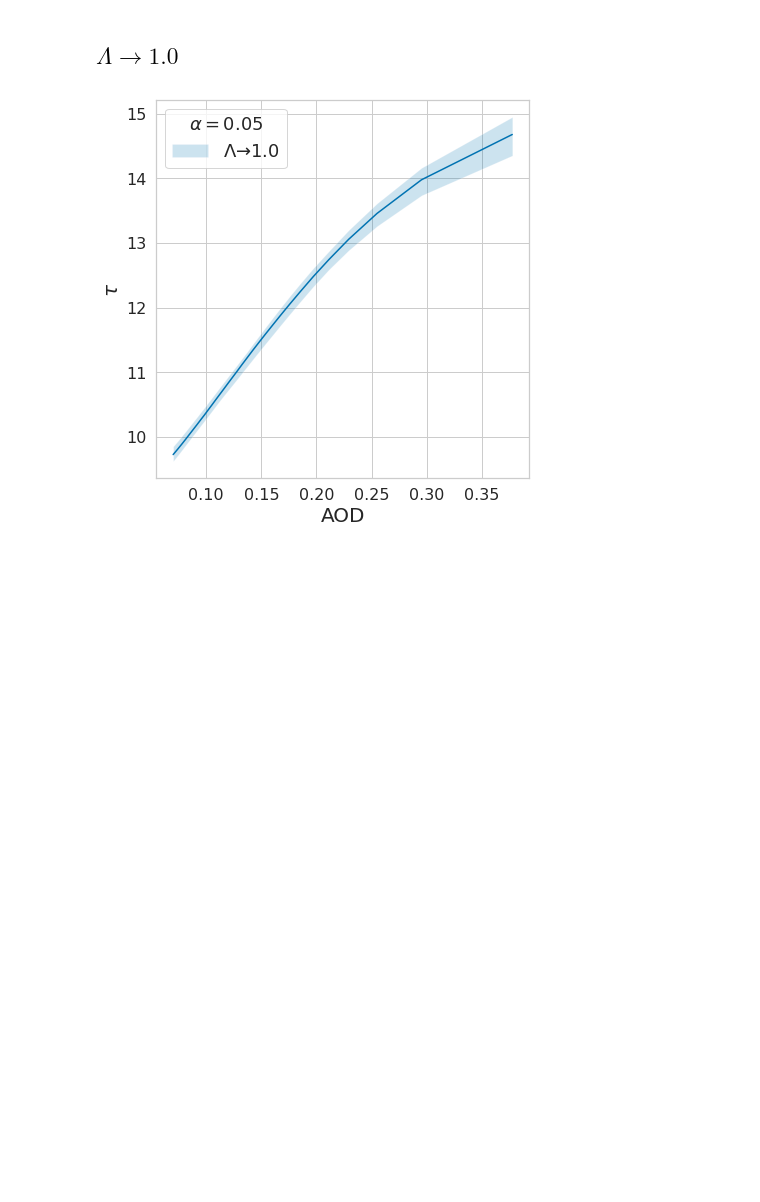
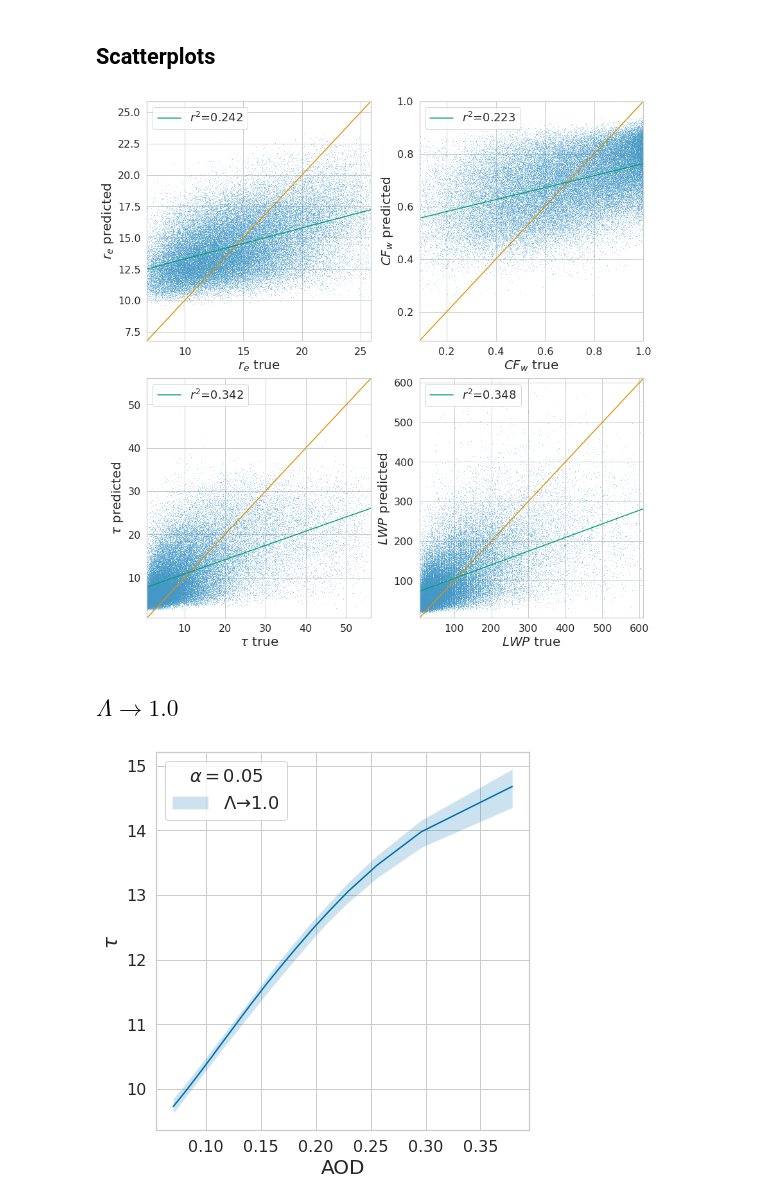
Before and after one commit to anndvision/overcast, a Jupyter notebook: examples/aci/neural_network/evaluate.ipynb, the cells around one changed output. Cells and saved outputs as stored; diff of their text form; code cells hidden in the pictures; blank space fills up the shorter version.

```diff
--- a/examples/aci/neural_network/evaluate.ipynb
+++ b/examples/aci/neural_network/evaluate.ipynb
@@ -120,3 +122,72 @@ for ensemble_id in range(ensemble_size):
+# %% [markdown]
+## Scatterplots
+# %%
+means_ensemble = ensembles.predict_mean(ensemble, ds["test"], batch_size=None)
+observed_outcomes = ds["test"].targets_xfm.inverse_transform(ds["test"].targets)
+# %%
+_, ((ax1, ax2), (ax3, ax4)) = plt.subplots(2, 2, figsize=(12, 12))
+
+idx_outcome = 0
+qs = np.quantile(observed_outcomes[:, idx_outcome], [0.01, 0.99])
+domain = np.arange(qs[0], qs[1], 0.01)
+slope, intercept, r, p, stderr = stats.linregress(
+    observed_outcomes[:, idx_outcome], means_ensemble.mean(0)[:, idx_outcome]
+)
+_ = sns.scatterplot(x=observed_outcomes[:, idx_outcome], y=means_ensemble.mean(0)[:, idx_outcome], s=0.5, ax=ax1)
+_ = ax1.plot(domain, domain, c="C1")
+_ = ax1.plot(domain, domain * slope + intercept, c="C2", label=f"$r^2$={r**2:.03f}")
+_ = ax1.set_xlim(qs)
+_ = ax1.set_ylim(qs)
+_ = ax1.set_xlabel(f"{TARGET_KEYS[idx_outcome]} true")
+_ = ax1.set_ylabel(f"{TARGET_KEYS[idx_outcome]} predicted")
+_ = ax1.legend(loc="upper left")
+
+idx_outcome = 1
+qs = np.quantile(observed_outcomes[:, idx_outcome], [0.01, 0.99])
+domain = np.arange(qs[0], qs[1], 0.01)
+slope, intercept, r, p, stderr = stats.linregress(
+    observed_outcomes[:, idx_outcome], means_ensemble.mean(0)[:, idx_outcome]
+)
+_ = sns.scatterplot(x=observed_outcomes[:, idx_outcome], y=means_ensemble.mean(0)[:, idx_outcome], s=0.5, ax=ax2)
+_ = ax2.plot(domain, domain, c="C1")
+_ = ax2.plot(domain, domain * slope + intercept, c="C2", label=f"$r^2$={r**2:.03f}")
+_ = ax2.set_xlim(qs)
+_ = ax2.set_ylim(qs)
+_ = ax2.set_xlabel(f"{TARGET_KEYS[idx_outcome]} true")
+_ = ax2.set_ylabel(f"{TARGET_KEYS[idx_outcome]} predicted")
+_ = ax2.legend(loc="upper left")
+
+idx_outcome = 2
+qs = np.quantile(observed_outcomes[:, idx_outcome], [0.01, 0.99])
+domain = np.arange(qs[0], qs[1], 0.01)
+slope, intercept, r, p, stderr = stats.linregress(
+    observed_outcomes[:, idx_outcome], means_ensemble.mean(0)[:, idx_outcome]
+)
+_ = sns.scatterplot(x=observed_outcomes[:, idx_outcome], y=means_ensemble.mean(0)[:, idx_outcome], s=0.5, ax=ax3)
+_ = ax3.plot(domain, domain, c="C1")
+_ = ax3.plot(domain, domain * slope + intercept, c="C2", label=f"$r^2$={r**2:.03f}")
+_ = ax3.set_xlim(qs)
+_ = ax3.set_ylim(qs)
+_ = ax3.set_xlabel(f"{TARGET_KEYS[idx_outcome]} true")
+_ = ax3.set_ylabel(f"{TARGET_KEYS[idx_outcome]} predicted")
+_ = ax3.legend(loc="upper left")
+
+idx_outcome = 3
+qs = np.quantile(observed_outcomes[:, idx_outcome], [0.01, 0.99])
+domain = np.arange(qs[0], qs[1], 0.01)
+slope, intercept, r, p, stderr = stats.linregress(
+    observed_outcomes[:, idx_outcome], means_ensemble.mean(0)[:, idx_outcome]
+)
+_ = sns.scatterplot(x=observed_outcomes[:, idx_outcome], y=means_ensemble.mean(0)[:, idx_outcome], s=0.5, ax=ax4)
+_ = ax4.plot(domain, domain, c="C1")
+_ = ax4.plot(domain, domain * slope + intercept, c="C2", label=f"$r^2$={r**2:.03f}")
+_ = ax4.set_xlim(qs)
+_ = ax4.set_ylim(qs)
+_ = ax4.set_xlabel(f"{TARGET_KEYS[idx_outcome]} true")
+_ = ax4.set_ylabel(f"{TARGET_KEYS[idx_outcome]} predicted")
+_ = ax4.legend(loc="upper left")
+# %% [output]
+[figure, added]
 # %% [markdown]
 ## $\Lambda  \to 1.0$
 # %%
```
Also changed, not shown: parts of 2 cells of this notebook, 1 other file.
